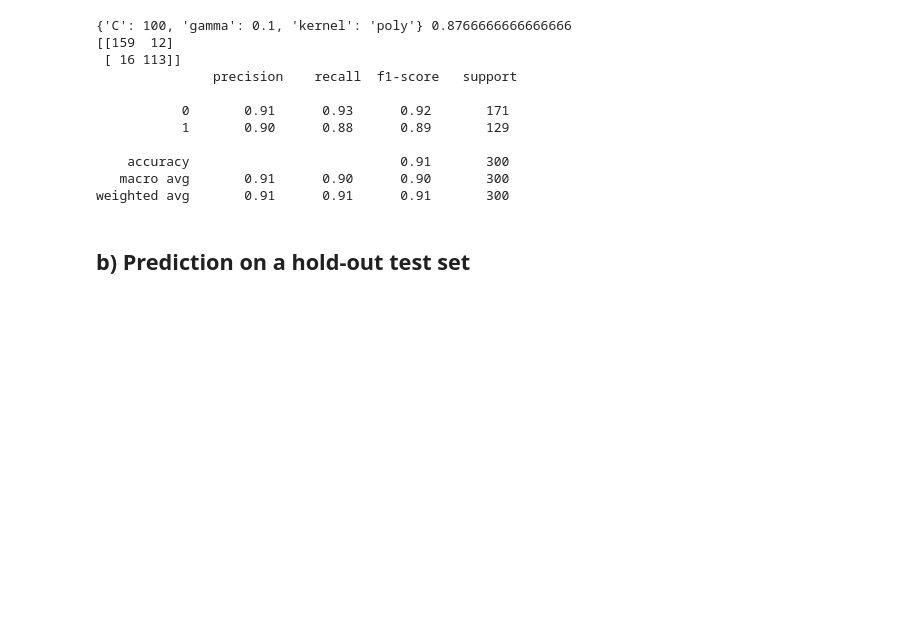
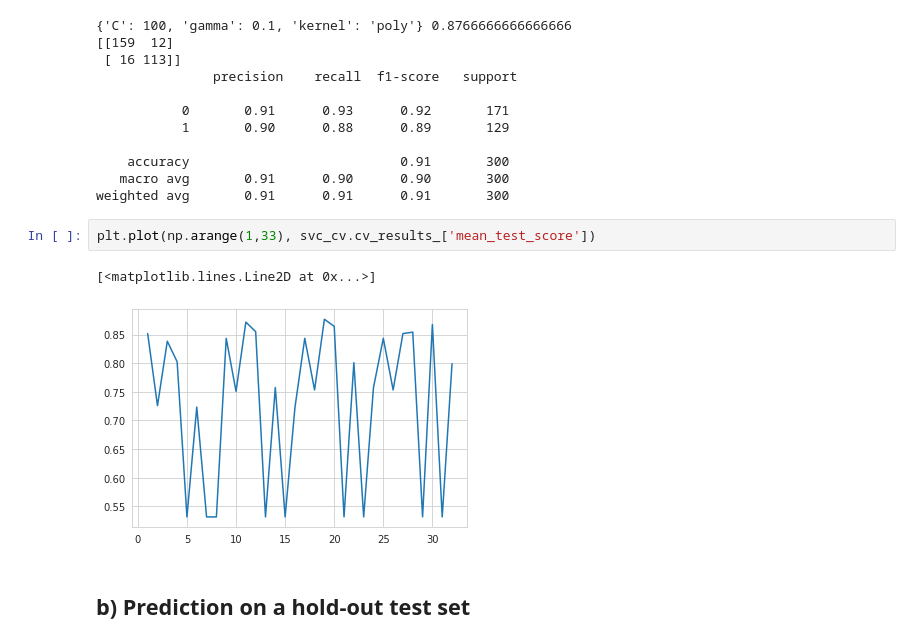
Before and after one commit to ab17254/ce802, a Jupyter notebook: CE802_P2_Notebook.ipynb, the cells around one changed output. Saved outputs shown, nothing was run; the diff lists cells and outputs as text; blank space fills up the shorter version.

```diff
--- a/CE802_P2_Notebook.ipynb
+++ b/CE802_P2_Notebook.ipynb
@@ -255,6 +265,11 @@ print(confusion_matrix(y_test, svc_cv_pred), '\n', classification_report(y_test,
     accuracy                           0.91       300
    macro avg       0.91      0.90      0.90       300
 weighted avg       0.91      0.91      0.91       300
+# %%
+plt.plot(np.arange(1,33), svc_cv.cv_results_['mean_test_score'])
+# %% [output]
+[<matplotlib.lines.Line2D at 0x...>]
+[figure, added]
 # %% [markdown]
 ## b) Prediction on a hold-out test set
 # %% [markdown]
```
Also changed, not shown: parts of 2 cells of this notebook.
